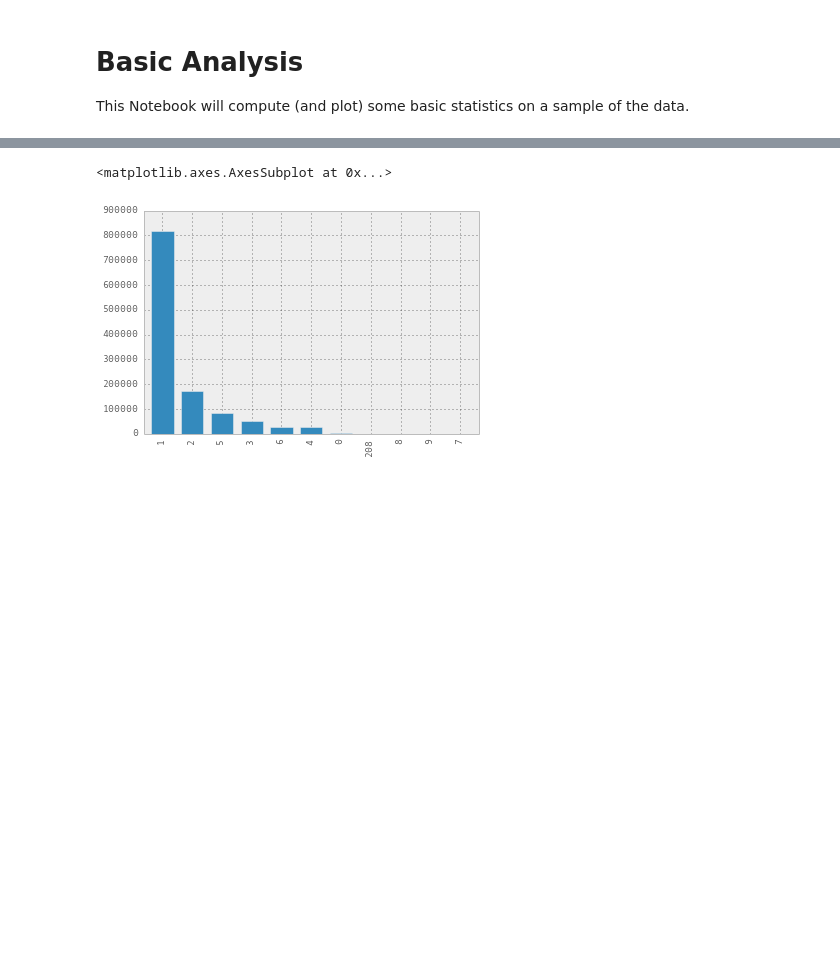
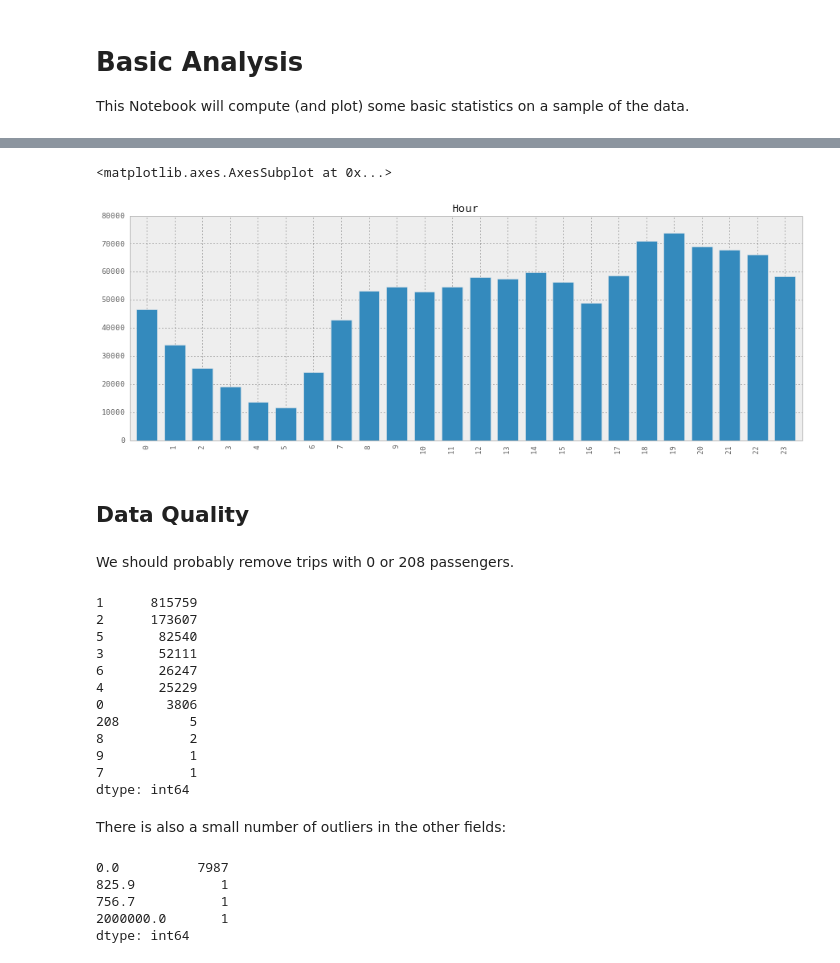
Before and after one commit to georgwiese/MMDS-sose16, a Jupyter notebook: notebooks/yellow_statistics.ipynb, the cells around one changed output, grey strips where cells are left out. Saved outputs shown, nothing was run; the diff lists cells and outputs as text; code cells hidden in the pictures; blank space fills up the shorter version.

```diff
--- a/notebooks/yellow_statistics.ipynb
+++ b/notebooks/yellow_statistics.ipynb
@@ -39,5 +66,34 @@ data
+# %%
+data.Hour.value_counts(sort=False).plot(kind="bar", figsize=(15,5), title="Hour")
+# %% [output]
+<matplotlib.axes.AxesSubplot at 0x...>
+[figure, added]
+# %% [markdown]
+## Data Quality
+# %% [markdown]
+We should probably remove trips with 0 or 208 passengers.
 # %%
-data.Passenger_Count.value_counts().plot(kind="bar")
+data["Passenger_Count"].value_counts()
 # %% [output]
-<matplotlib.axes.AxesSubplot at 0x...>
+1      815759
+2      173607
+5       82540
+3       52111
+6       26247
+4       25229
+0        3806
+208         5
+8           2
+9           1
+7           1
+dtype: int64
-[figure, removed]
+# %% [markdown]
+There is also a small number of outliers in the other fields:
+# %%
+data["Trip_Distance"][(data["Trip_Distance"] <= 0) | (data["Trip_Distance"] >= 100)].value_counts()
+# %% [output]
+0.0          7987
+825.9           1
+756.7           1
+2000000.0       1
+dtype: int64
```
Also changed, not shown: parts of 12 cells of this notebook.
